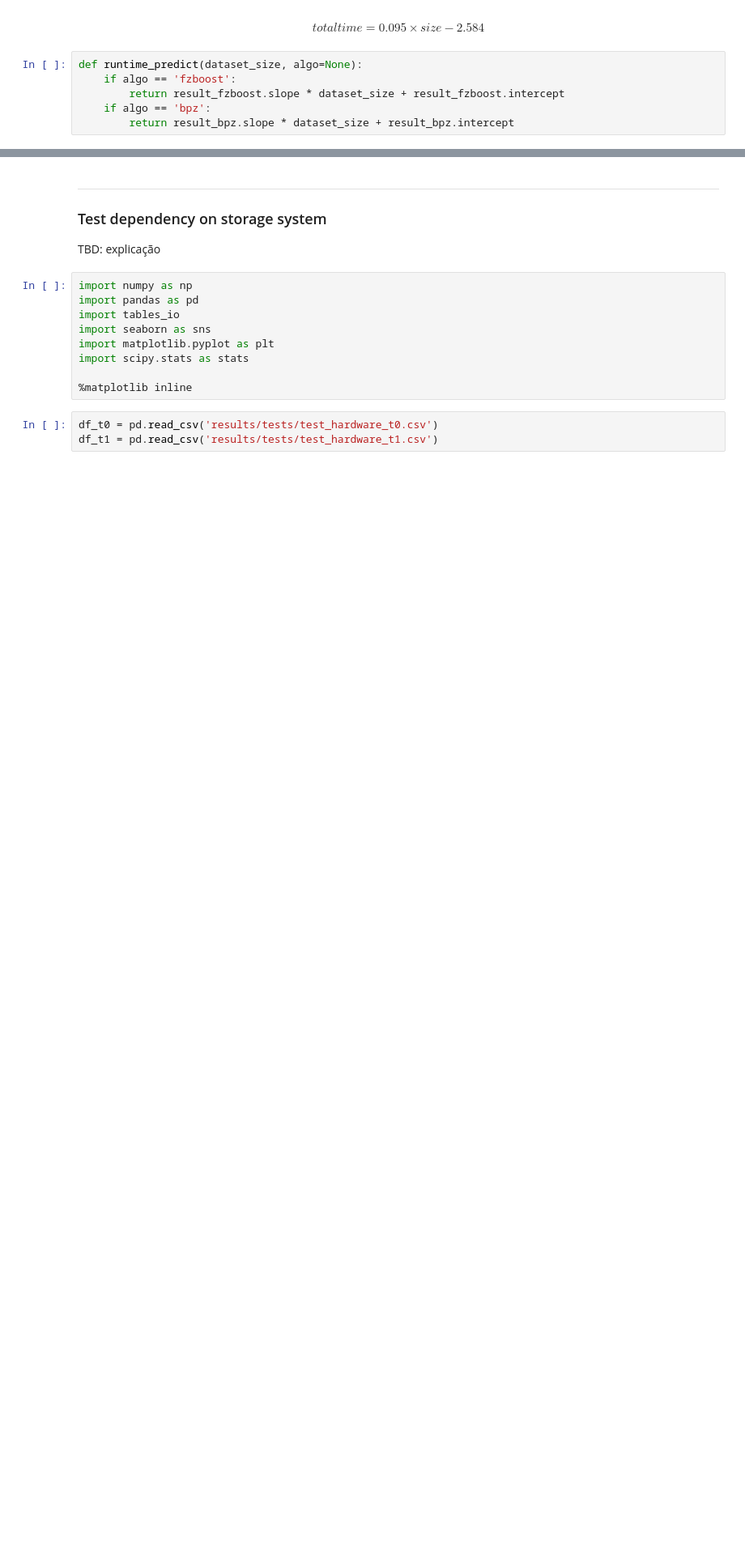
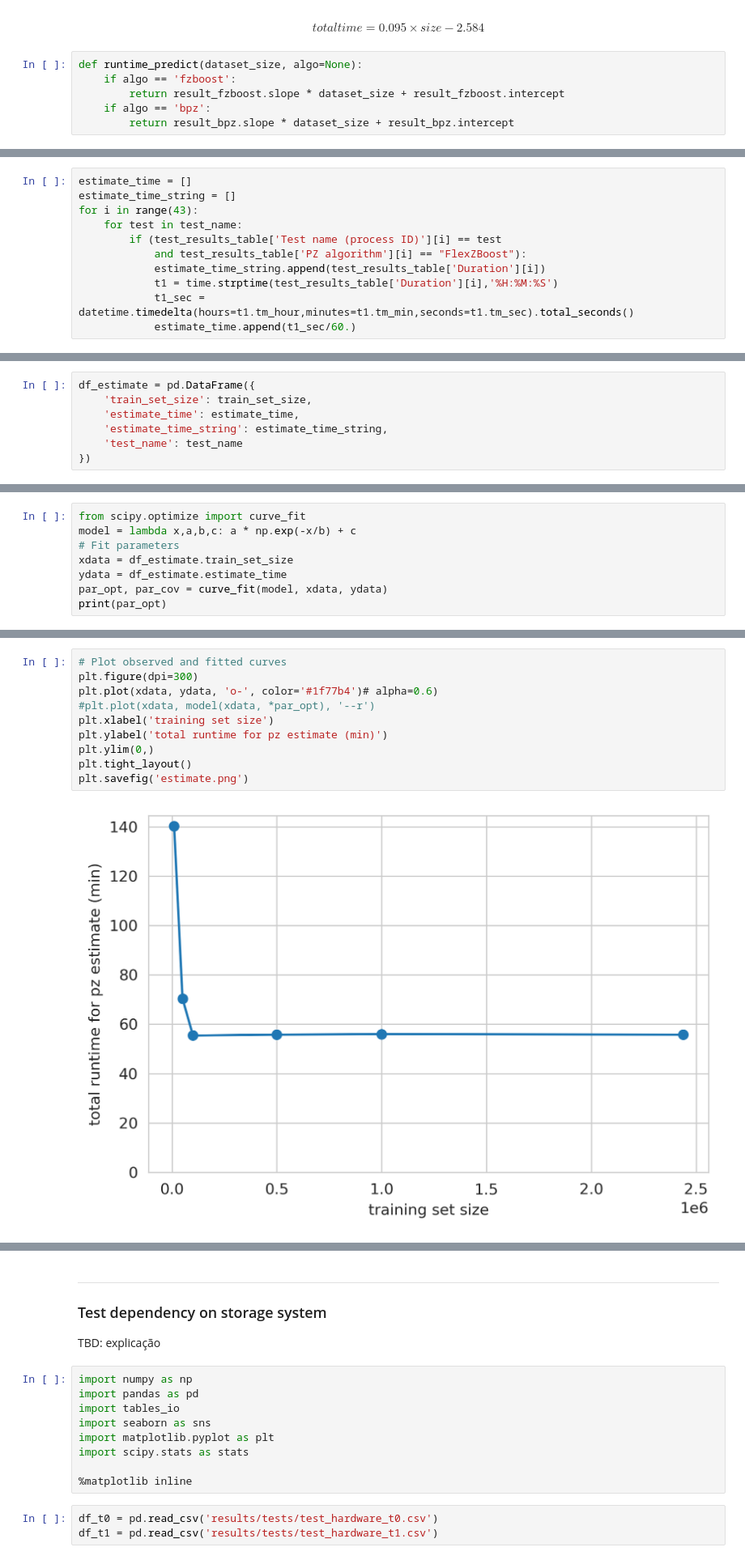
Before and after one commit to linea-it/ic-photoz, a Jupyter notebook: Fase3-PCW23/PZ_Compute_Tests.ipynb, the cells around one changed output, grey strips where cells are left out. Shown: that part at 81% size. Saved outputs shown, nothing was run; the diff lists cells and outputs as text; blank space fills up the shorter version.

```diff
--- a/Fase3-PCW23/PZ_Compute_Tests.ipynb
+++ b/Fase3-PCW23/PZ_Compute_Tests.ipynb
@@ -413,0 +604,11 @@ print(f'BPZ: 20M objects in {round(runtime_predict(20000, "bpz")/60., 1)} hours'
+# %%
+estimate_time = []
+estimate_time_string = []
+for i in range(43):
+    for test in test_name:
+        if (test_results_table['Test name (process ID)'][i] == test
+            and test_results_table['PZ algorithm'][i] == "FlexZBoost"):
+            estimate_time_string.append(test_results_table['Duration'][i])
+            t1 = time.strptime(test_results_table['Duration'][i],'%H:%M:%S')
+            t1_sec = datetime.timedelta(hours=t1.tm_hour,minutes=t1.tm_min,seconds=t1.tm_sec).total_seconds()
+            estimate_time.append(t1_sec/60.)
@@ -413,0 +619,7 @@ print(f'BPZ: 20M objects in {round(runtime_predict(20000, "bpz")/60., 1)} hours'
+# %%
+df_estimate = pd.DataFrame({
+    'train_set_size': train_set_size,
+    'estimate_time': estimate_time,
+    'estimate_time_string': estimate_time_string,
+    'test_name': test_name
+})
@@ -413,0 +637,8 @@ print(f'BPZ: 20M objects in {round(runtime_predict(20000, "bpz")/60., 1)} hours'
+# %%
+from scipy.optimize import curve_fit
+model = lambda x,a,b,c: a * np.exp(-x/b) + c
+# Fit parameters
+xdata = df_estimate.train_set_size
+ydata = df_estimate.estimate_time
+par_opt, par_cov = curve_fit(model, xdata, ydata)
+print(par_opt)
@@ -413,0 +647,12 @@ print(f'BPZ: 20M objects in {round(runtime_predict(20000, "bpz")/60., 1)} hours'
+# %%
+# Plot observed and fitted curves
+plt.figure(dpi=300)
+plt.plot(xdata, ydata, 'o-', color='#1f77b4')# alpha=0.6)
+#plt.plot(xdata, model(xdata, *par_opt), '--r')
+plt.xlabel('training set size')
+plt.ylabel('total runtime for pz estimate (min)')
+plt.ylim(0,)
+plt.tight_layout()
+plt.savefig('estimate.png')
+# %% [output]
+[figure, added]
```
Also changed, not shown: parts of 45 cells of this notebook.
